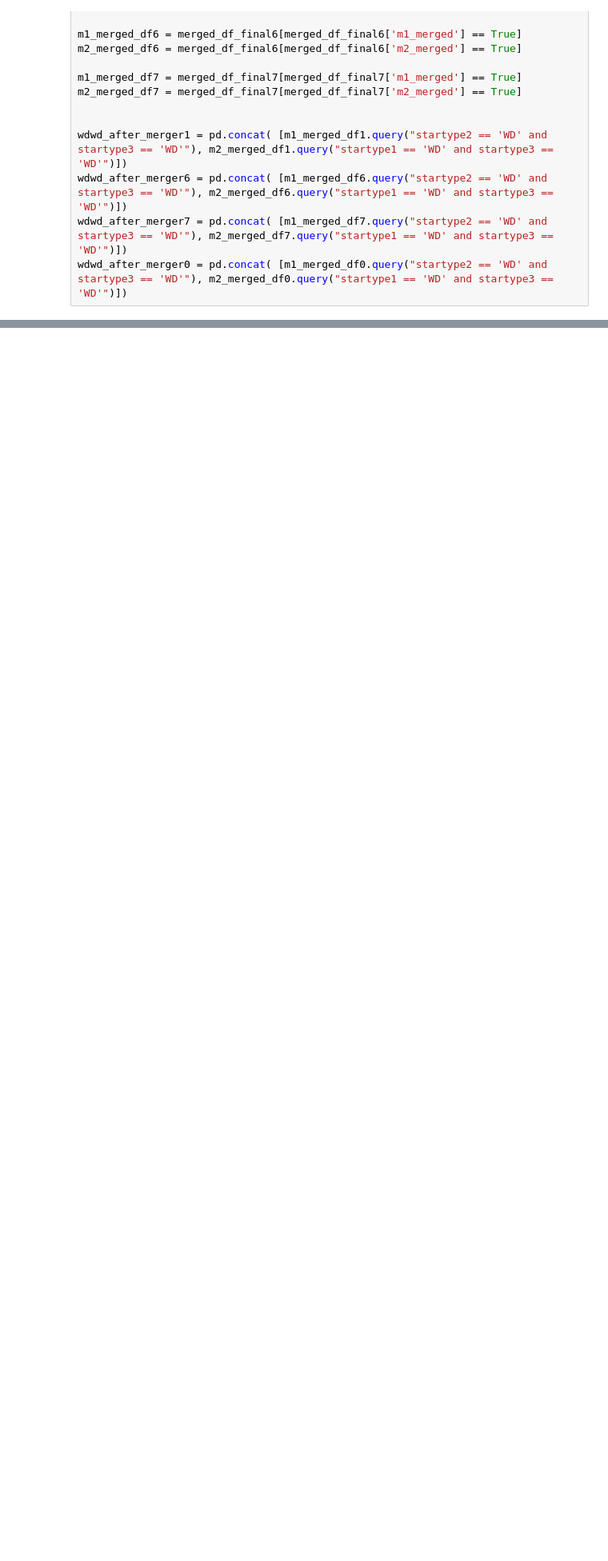
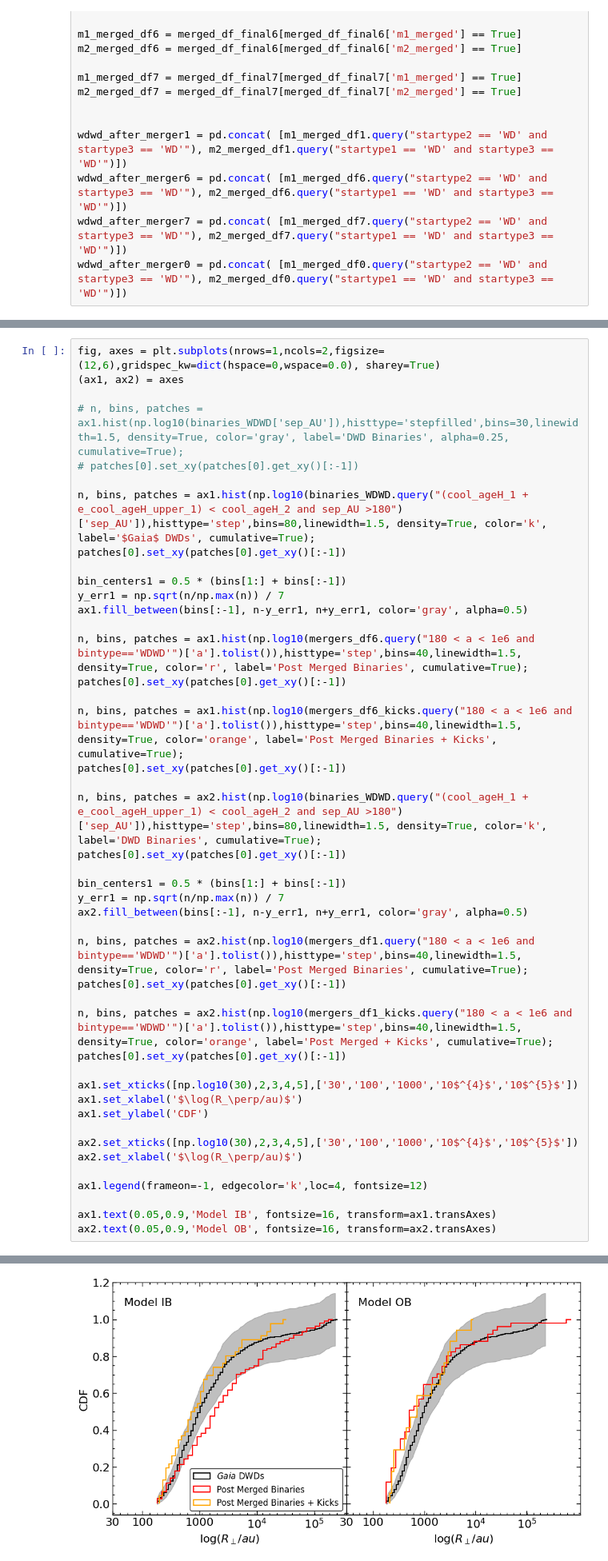
Before and after one commit to cheyanneshariat/OSPE_Scripts, a Jupyter notebook: WD_Mergers.ipynb, the cells around one changed output, grey strips where cells are left out. Shown at 80% size. Drawn from its saved outputs; the diff is of its cells as text; blank space fills up the shorter version.

```diff
--- a/WD_Mergers.ipynb
+++ b/WD_Mergers.ipynb
@@ -136,0 +138,45 @@ plt.axvline(np.log10(12.5e9))
+# %%
+fig, axes = plt.subplots(nrows=1,ncols=2,figsize=(12,6),gridspec_kw=dict(hspace=0,wspace=0.0), sharey=True)
+(ax1, ax2) = axes
+
+# n, bins, patches = ax1.hist(np.log10(binaries_WDWD['sep_AU']),histtype='stepfilled',bins=30,linewidth=1.5, density=True, color='gray', label='DWD Binaries', alpha=0.25, cumulative=True);
+# patches[0].set_xy(patches[0].get_xy()[:-1])
+
+n, bins, patches = ax1.hist(np.log10(binaries_WDWD.query("(cool_ageH_1 + e_cool_ageH_upper_1) < cool_ageH_2 and sep_AU >180")['sep_AU']),histtype='step',bins=80,linewidth=1.5, density=True, color='k', label='$Gaia$ DWDs', cumulative=True);
+patches[0].set_xy(patches[0].get_xy()[:-1])
+
+bin_centers1 = 0.5 * (bins[1:] + bins[:-1])
+y_err1 = np.sqrt(n/np.max(n)) / 7
+ax1.fill_between(bins[:-1], n-y_err1, n+y_err1, color='gray', alpha=0.5)
+
+n, bins, patches = ax1.hist(np.log10(mergers_df6.query("180 < a < 1e6 and bintype=='WDWD'")['a'].tolist()),histtype='step',bins=40,linewidth=1.5, density=True, color='r', label='Post Merged Binaries', cumulative=True);
+patches[0].set_xy(patches[0].get_xy()[:-1])
+
+n, bins, patches = ax1.hist(np.log10(mergers_df6_kicks.query("180 < a < 1e6 and bintype=='WDWD'")['a'].tolist()),histtype='step',bins=40,linewidth=1.5, density=True, color='orange', label='Post Merged Binaries + Kicks', cumulative=True);
+patches[0].set_xy(patches[0].get_xy()[:-1])
+
+n, bins, patches = ax2.hist(np.log10(binaries_WDWD.query("(cool_ageH_1 + e_cool_ageH_upper_1) < cool_ageH_2 and sep_AU >180")['sep_AU']),histtype='step',bins=80,linewidth=1.5, density=True, color='k', label='DWD Binaries', cumulative=True);
+patches[0].set_xy(patches[0].get_xy()[:-1])
+
+bin_centers1 = 0.5 * (bins[1:] + bins[:-1])
+y_err1 = np.sqrt(n/np.max(n)) / 7
+ax2.fill_between(bins[:-1], n-y_err1, n+y_err1, color='gray', alpha=0.5)
+
+n, bins, patches = ax2.hist(np.log10(mergers_df1.query("180 < a < 1e6 and bintype=='WDWD'")['a'].tolist()),histtype='step',bins=40,linewidth=1.5, density=True, color='r', label='Post Merged Binaries', cumulative=True);
+patches[0].set_xy(patches[0].get_xy()[:-1])
+
+n, bins, patches = ax2.hist(np.log10(mergers_df1_kicks.query("180 < a < 1e6 and bintype=='WDWD'")['a'].tolist()),histtype='step',bins=40,linewidth=1.5, density=True, color='orange', label='Post Merged + Kicks', cumulative=True);
+patches[0].set_xy(patches[0].get_xy()[:-1])
+
+ax1.set_xticks([np.log10(30),2,3,4,5],['30','100','1000','10$^{4}$','10$^{5}$'])
+ax1.set_xlabel('$\log(R_\perp/au)$')
+ax1.set_ylabel('CDF')
+
+ax2.set_xticks([np.log10(30),2,3,4,5],['30','100','1000','10$^{4}$','10$^{5}$'])
+ax2.set_xlabel('$\log(R_\perp/au)$')
+
+ax1.legend(frameon=-1, edgecolor='k',loc=4, fontsize=12)
+
+ax1.text(0.05,0.9,'Model IB', fontsize=16, transform=ax1.transAxes)
+ax2.text(0.05,0.9,'Model OB', fontsize=16, transform=ax2.transAxes)
+# %% [output]
@@ -137,3 +184,4 @@ plt.axvline(np.log10(12.5e9))
+[figure, added]
 # %%
 fig, (ax1, ax2) = plt.subplots(nrows=2, ncols=1, figsize=(12, 8), sharex=True, sharey=True)
 
```
Also changed, not shown: parts of 7 cells of this notebook, 1 other file.
